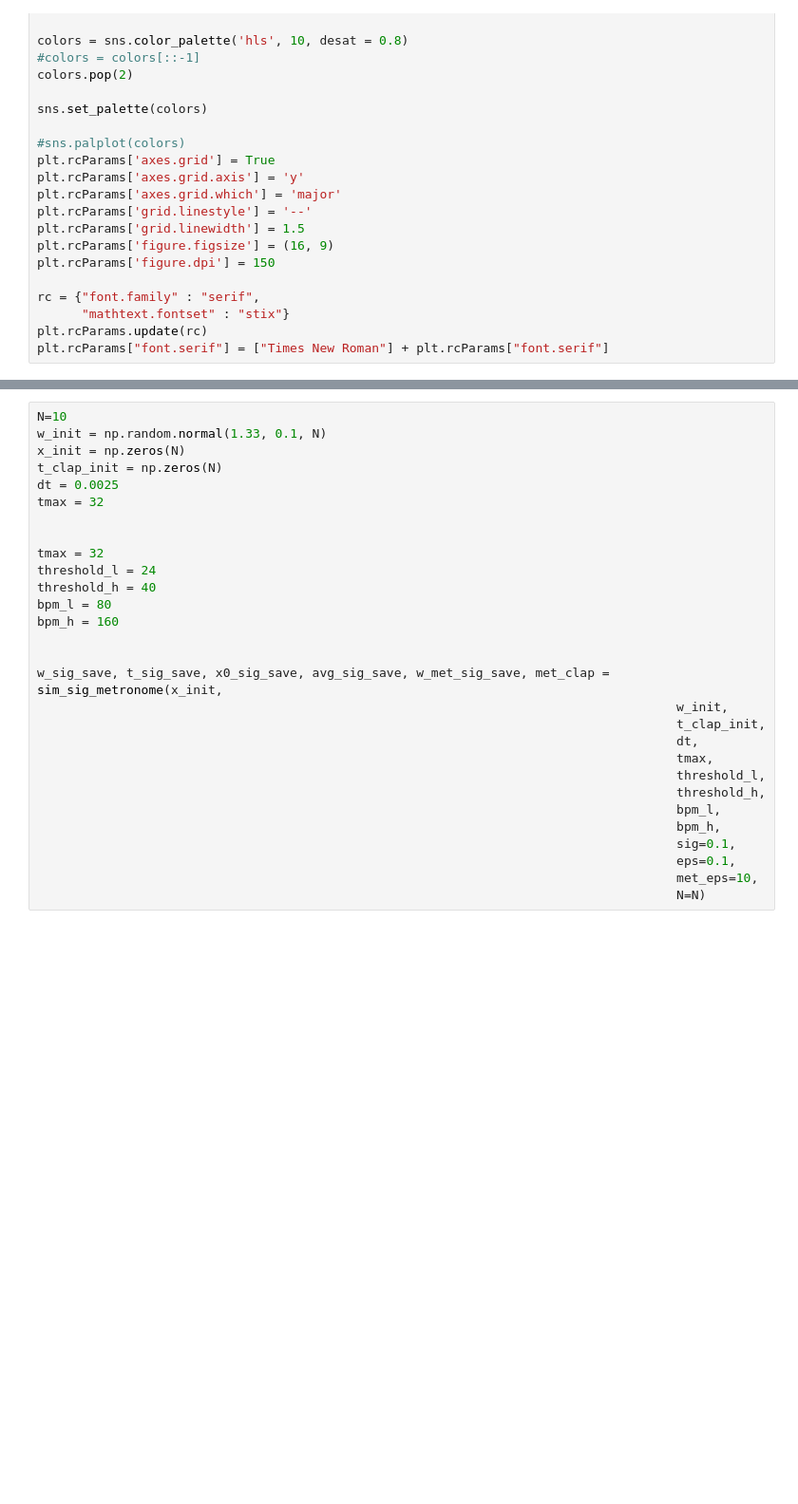
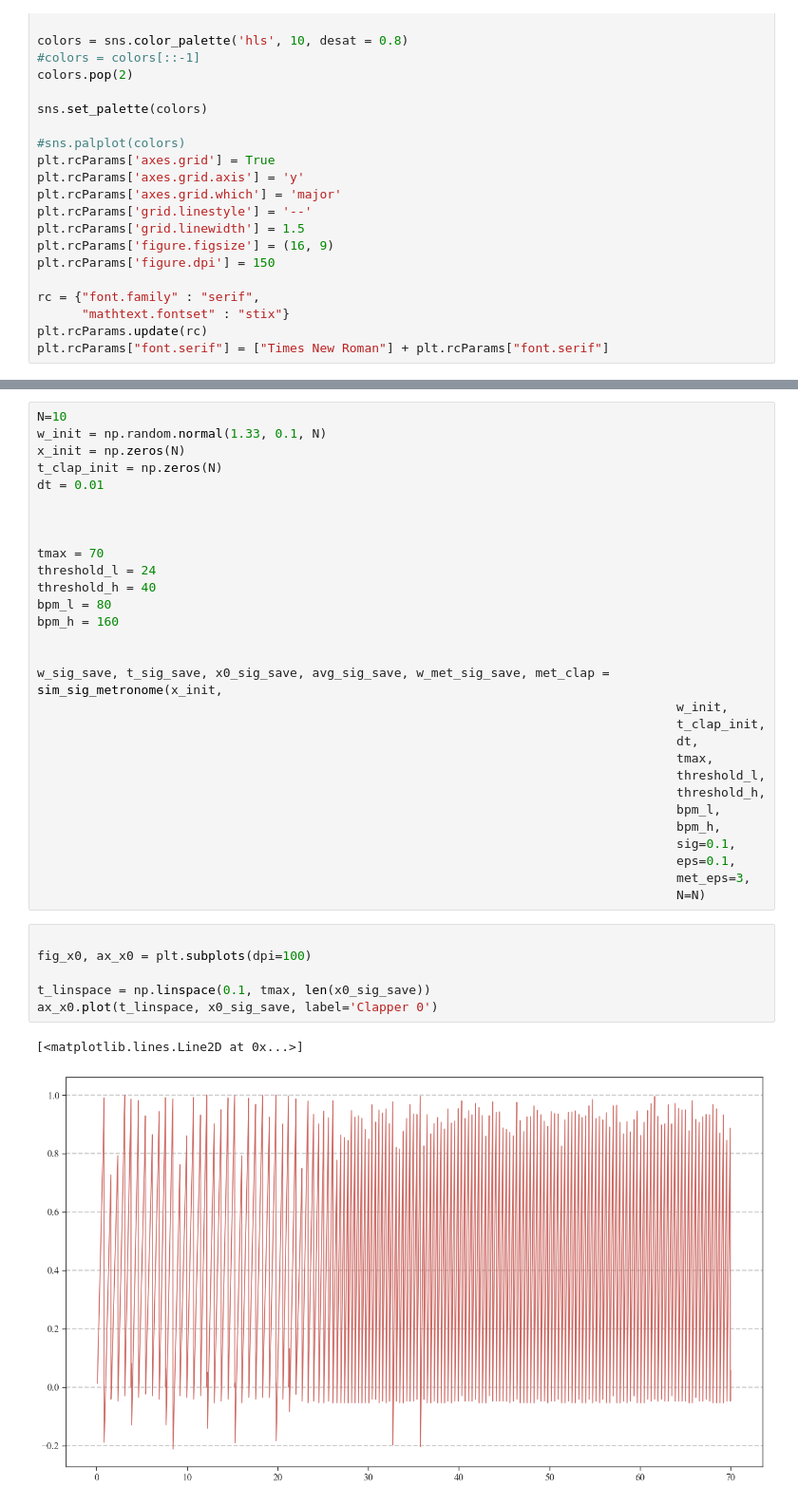
Before and after one commit to nielsdavidsen/Bachelor_2024, a Jupyter notebook: simulation_with_metronome.ipynb, the cells around one changed output, grey strips where cells are left out. Shown at 95% size. Saved outputs shown, nothing was run; the diff lists cells and outputs as text; blank space fills up the shorter version.

```diff
--- a/simulation_with_metronome.ipynb
+++ b/simulation_with_metronome.ipynb
@@ -315,11 +316,11 @@ N=10
 w_init = np.random.normal(1.33, 0.1, N)
 x_init = np.zeros(N)
 t_clap_init = np.zeros(N)
-dt = 0.0025
-tmax = 32
+dt = 0.01
 
 
-tmax = 32
+
+tmax = 70
 threshold_l = 24
 threshold_h = 40
 bpm_l = 80
@@ -337,7 +338,16 @@ w_sig_save, t_sig_save, x0_sig_save, avg_sig_save, w_met_sig_save, met_clap = si
                                                                                       bpm_h,
                                                                                       sig=0.1,
                                                                                       eps=0.1,
-                                                                                      met_eps=10,
+                                                                                      met_eps=3,
                                                                                       N=N)
+# %%
+
+fig_x0, ax_x0 = plt.subplots(dpi=100)
+
+t_linspace = np.linspace(0.1, tmax, len(x0_sig_save))
+ax_x0.plot(t_linspace, x0_sig_save, label='Clapper 0')
+# %% [output]
+[<matplotlib.lines.Line2D at 0x...>]
+[figure, added]
 # %%
 t_clap_comb = np.concatenate(t_sig_save)
```
Also changed, not shown: parts of 7 cells of this notebook, 26 other files.
